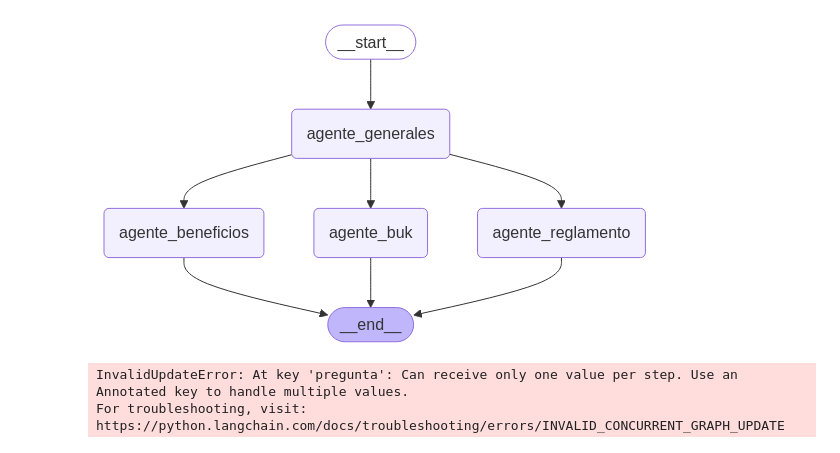
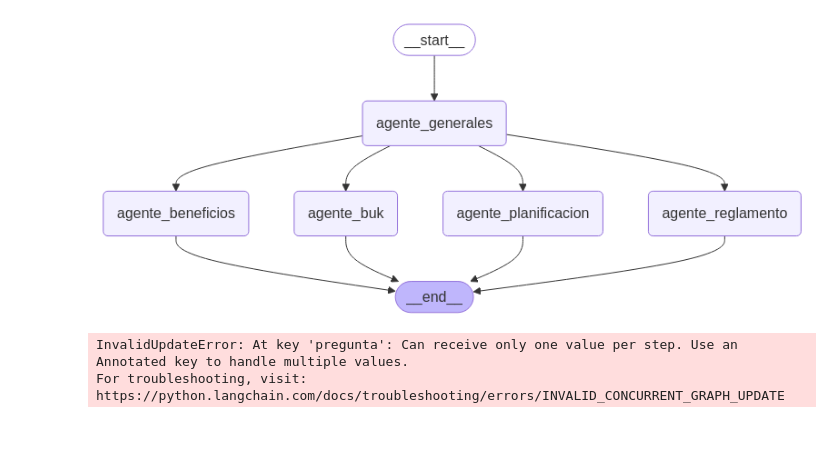
Before and after one commit to Dev-icpacifico/AmparoAgent, a Jupyter notebook: graphs/agentsv2.ipynb, the cells around one changed output. Saved outputs shown, nothing was run; the diff lists cells and outputs as text; code cells hidden in the pictures.

Commit message:
Update: Amparo --> Node:Planificacion

```diff
--- a/graphs/agentsv2.ipynb
+++ b/graphs/agentsv2.ipynb
@@ -34,36 +34,48 @@ def agente_generales(state: dict):
         return {"pregunta": "Las fechas de pago de sueldos son el 30 de cada mes"}
     return {"pregunta": "No tengo información sobre esa consulta."}
 
+
+# Agente 4: Preguntas Generales
+def agente_planificacion(state: dict):
+    """Responde preguntas respecto a planificación, desempeño e incentivos"""
+    pregunta = state.get("pregunta", "").lower()
+    if "tareas pendientes" in pregunta:
+        return {"pregunta": "Sus tareas pendientes!"}
+    return {"pregunta": "No tengo información sobre esa consulta."}
+
 # Crear el flujo del grafo multiagente
 workflow = StateGraph(State)
 
 # Agregar nodos al grafo
 workflow.add_node("agente_beneficios", agente_beneficios)
 workflow.add_node("agente_buk", agente_buk)
 workflow.add_node("agente_reglamento", agente_reglamento)
 workflow.add_node("agente_generales", agente_generales)
+workflow.add_node("agente_planificacion", agente_planificacion)
 
 # Definir flujo de nodos
 workflow.add_edge(START, "agente_generales")  # Punto de entrada
 workflow.add_edge("agente_generales", "agente_beneficios")
 workflow.add_edge("agente_generales", "agente_buk")
 workflow.add_edge("agente_generales", "agente_reglamento")
+workflow.add_edge("agente_generales", "agente_planificacion")
 workflow.add_edge("agente_beneficios", END)
 workflow.add_edge("agente_buk", END)
 workflow.add_edge("agente_reglamento", END)
+workflow.add_edge("agente_planificacion", END)
 
 # Compilar el grafo
 graph = workflow.compile()
 
 # Mostrar el grafo en una imagen
 display(Image(graph.get_graph().draw_mermaid_png()))
 
 # Ejecutar flujo con prueba inicial
 if __name__ == "__main__":
     estado_inicial = {"pregunta": "¿Cuál es la fecha de pago del sueldo?"}
     response = graph.invoke(estado_inicial)
     print(response["pregunta"])
 # %% [output]
-[figure, old version]
+[figure, new version]
 InvalidUpdateError: At key 'pregunta': Can receive only one value per step. Use an Annotated key to handle multiple values.
 For troubleshooting, visit: https://python.langchain.com/docs/troubleshooting/errors/INVALID_CONCURRENT_GRAPH_UPDATE
```
